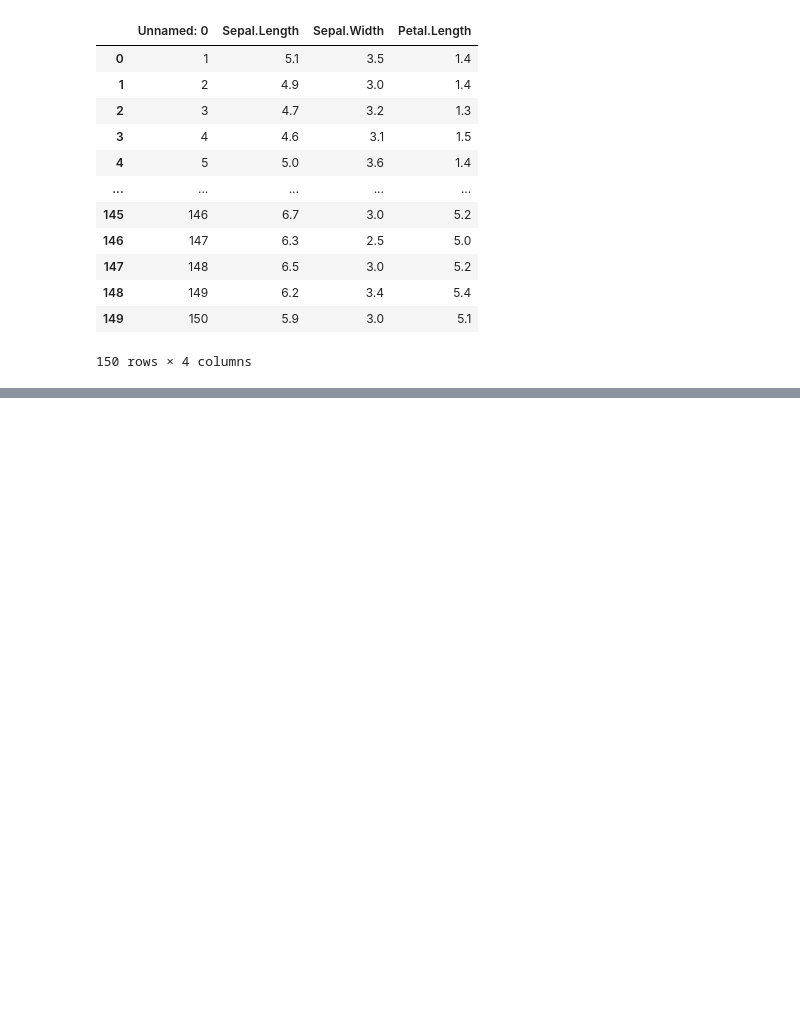
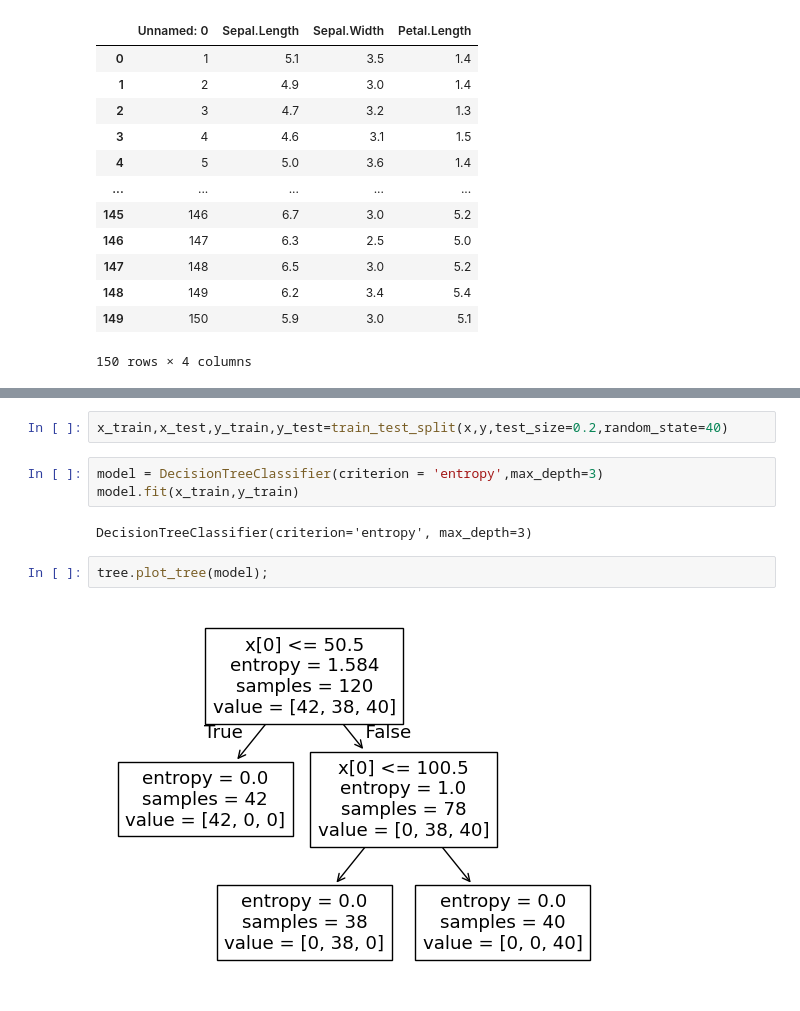
Before and after one commit to Aravin423/ad_classes, a Jupyter notebook: decision_tree_with_iris.ipynb, the cells around one changed output, grey strips where cells are left out. Drawn from its saved outputs; the diff is of its cells as text; blank space fills up the shorter version.

```diff
--- a/decision_tree_with_iris.ipynb
+++ b/decision_tree_with_iris.ipynb
@@ -84,0 +109,11 @@ x
+# %%
+x_train,x_test,y_train,y_test=train_test_split(x,y,test_size=0.2,random_state=40)
+# %%
+model = DecisionTreeClassifier(criterion = 'entropy',max_depth=3)
+model.fit(x_train,y_train)
+# %% [output]
+DecisionTreeClassifier(criterion='entropy', max_depth=3)
+# %%
+tree.plot_tree(model);
+# %% [output]
+[figure, added]
```
Also changed, not shown: parts of 7 cells of this notebook.
